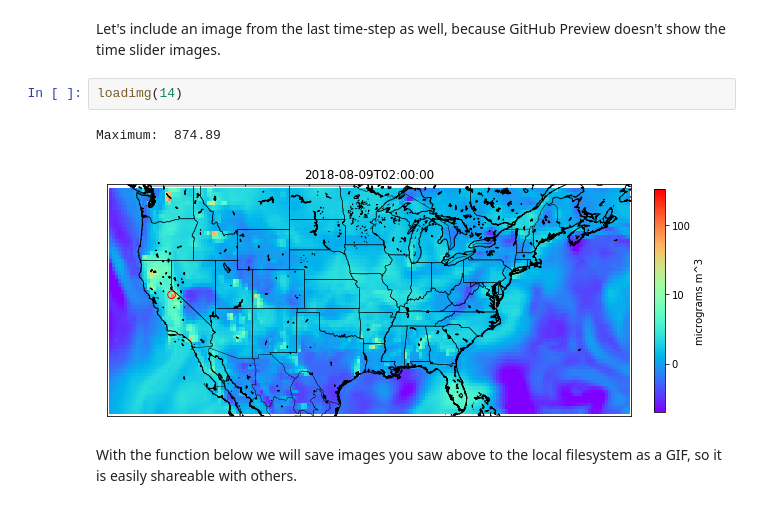
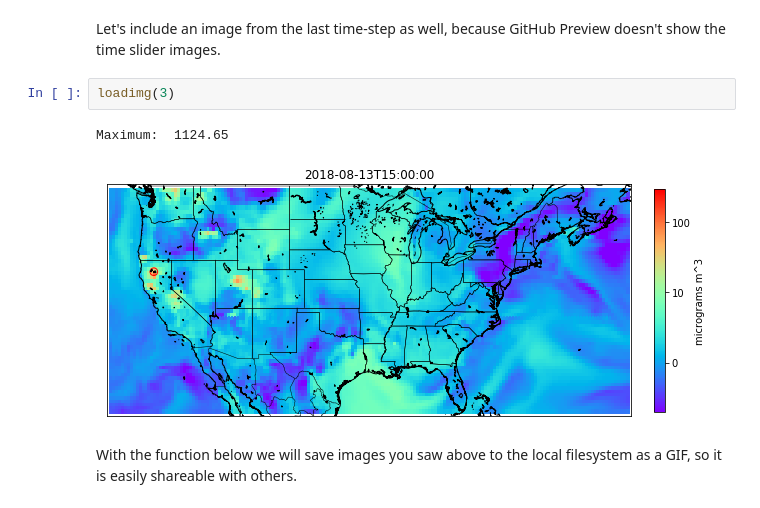
Before and after one commit to planet-os/notebooks, a Jupyter notebook: api-examples/cams_air_quality_demo_2018_summer.ipynb, the cells around one changed output. Cells and saved outputs as stored; diff of their text form.

```diff
--- a/api-examples/cams_air_quality_demo_2018_summer.ipynb
+++ b/api-examples/cams_air_quality_demo_2018_summer.ipynb
@@ -117,10 +117,10 @@ widgets.interact(loadimg, k=widgets.IntSlider(min=0,max=(len(dd1.pm2p5_micro.dat
 # %% [markdown]
 Let's include an image from the last time-step as well, because GitHub Preview doesn't show the time slider images.
 # %%
-loadimg(14)
+loadimg(3)
 # %% [output]
-Maximum:  874.89
+Maximum:  1124.65
-[figure, old version]
+[figure, new version]
 # %% [markdown]
 With the function below we will save images you saw above to the local filesystem as a GIF, so it is easily shareable with others.
 # %%
```
Also changed, not shown: parts of 10 cells of this notebook.
